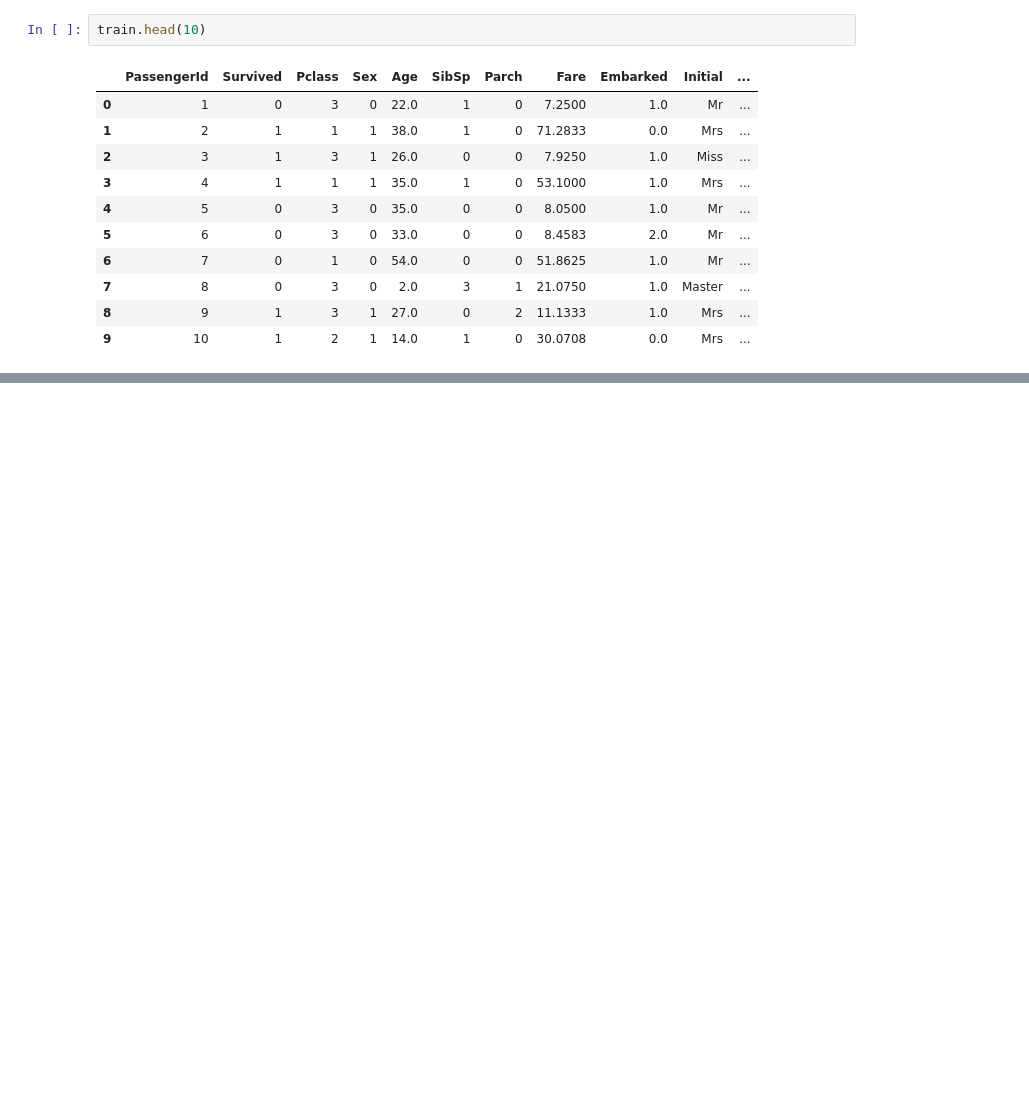
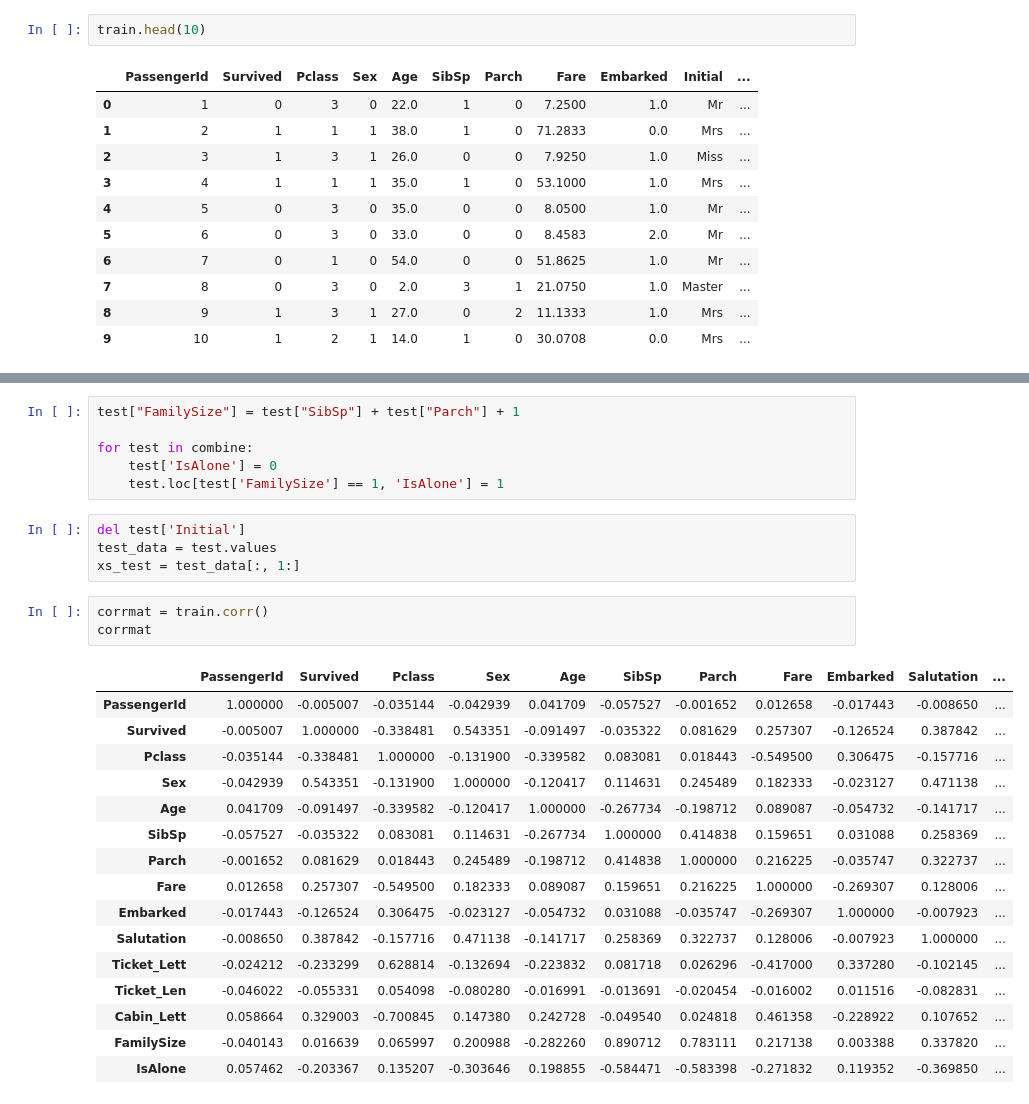
Before and after one commit to sugiyaaan/kaggle, a Jupyter notebook: Titanic.ipynb, the cells around one changed output, grey strips where cells are left out. Cells and saved outputs as stored; diff of their text form; blank space fills up the shorter version.

```diff
--- a/Titanic.ipynb
+++ b/Titanic.ipynb
@@ -191,0 +294,30 @@ train.head(10)
+# %%
+test["FamilySize"] = test["SibSp"] + test["Parch"] + 1
+
+for test in combine:
+    test['IsAlone'] = 0
+    test.loc[test['FamilySize'] == 1, 'IsAlone'] = 1
+# %%
+del test['Initial']
+test_data = test.values
+xs_test = test_data[:, 1:]
+# %%
+corrmat = train.corr()
+corrmat
+# %% [output]
+|  | PassengerId | Survived | Pclass | Sex | Age | SibSp | Parch | Fare | Embarked | Salutation | ... |
+| PassengerId | 1.000000 | -0.005007 | -0.035144 | -0.042939 | 0.041709 | -0.057527 | -0.001652 | 0.012658 | -0.017443 | -0.008650 | ... |
+| Survived | -0.005007 | 1.000000 | -0.338481 | 0.543351 | -0.091497 | -0.035322 | 0.081629 | 0.257307 | -0.126524 | 0.387842 | ... |
+| Pclass | -0.035144 | -0.338481 | 1.000000 | -0.131900 | -0.339582 | 0.083081 | 0.018443 | -0.549500 | 0.306475 | -0.157716 | ... |
+| Sex | -0.042939 | 0.543351 | -0.131900 | 1.000000 | -0.120417 | 0.114631 | 0.245489 | 0.182333 | -0.023127 | 0.471138 | ... |
+| Age | 0.041709 | -0.091497 | -0.339582 | -0.120417 | 1.000000 | -0.267734 | -0.198712 | 0.089087 | -0.054732 | -0.141717 | ... |
+| SibSp | -0.057527 | -0.035322 | 0.083081 | 0.114631 | -0.267734 | 1.000000 | 0.414838 | 0.159651 | 0.031088 | 0.258369 | ... |
+| Parch | -0.001652 | 0.081629 | 0.018443 | 0.245489 | -0.198712 | 0.414838 | 1.000000 | 0.216225 | -0.035747 | 0.322737 | ... |
+| Fare | 0.012658 | 0.257307 | -0.549500 | 0.182333 | 0.089087 | 0.159651 | 0.216225 | 1.000000 | -0.269307 | 0.128006 | ... |
+| Embarked | -0.017443 | -0.126524 | 0.306475 | -0.023127 | -0.054732 | 0.031088 | -0.035747 | -0.269307 | 1.000000 | -0.007923 | ... |
+| Salutation | -0.008650 | 0.387842 | -0.157716 | 0.471138 | -0.141717 | 0.258369 | 0.322737 | 0.128006 | -0.007923 | 1.000000 | ... |
+| Ticket_Lett | -0.024212 | -0.233299 | 0.628814 | -0.132694 | -0.223832 | 0.081718 | 0.026296 | -0.417000 | 0.337280 | -0.102145 | ... |
+| Ticket_Len | -0.046022 | -0.055331 | 0.054098 | -0.080280 | -0.016991 | -0.013691 | -0.020454 | -0.016002 | 0.011516 | -0.082831 | ... |
+| Cabin_Lett | 0.058664 | 0.329003 | -0.700845 | 0.147380 | 0.242728 | -0.049540 | 0.024818 | 0.461358 | -0.228922 | 0.107652 | ... |
+| FamilySize | -0.040143 | 0.016639 | 0.065997 | 0.200988 | -0.282260 | 0.890712 | 0.783111 | 0.217138 | 0.003388 | 0.337820 | ... |
+| IsAlone | 0.057462 | -0.203367 | 0.135207 | -0.303646 | 0.198855 | -0.584471 | -0.583398 | -0.271832 | 0.119352 | -0.369850 | ... |
```
Also changed, not shown: parts of 20 cells of this notebook.
